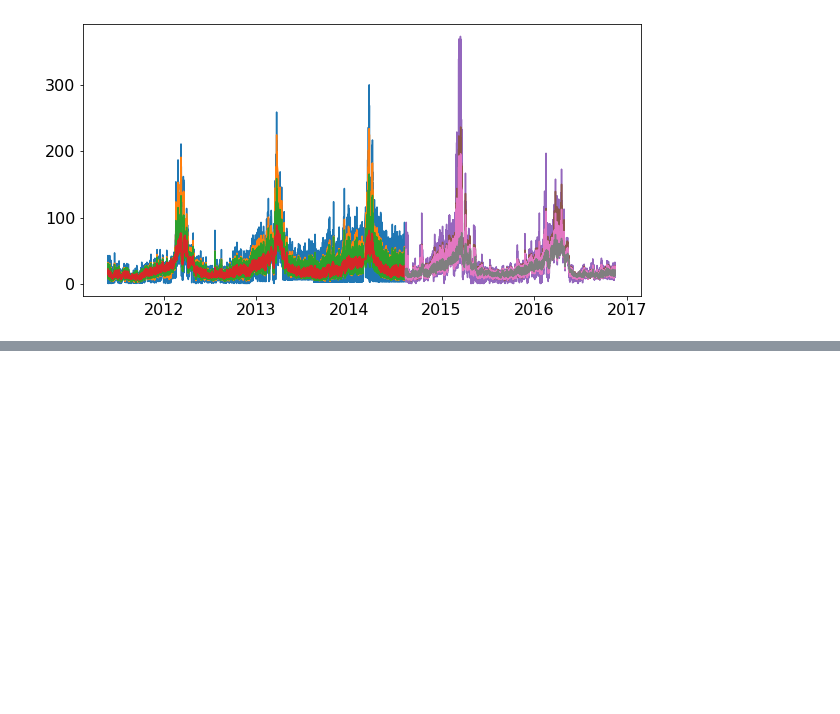
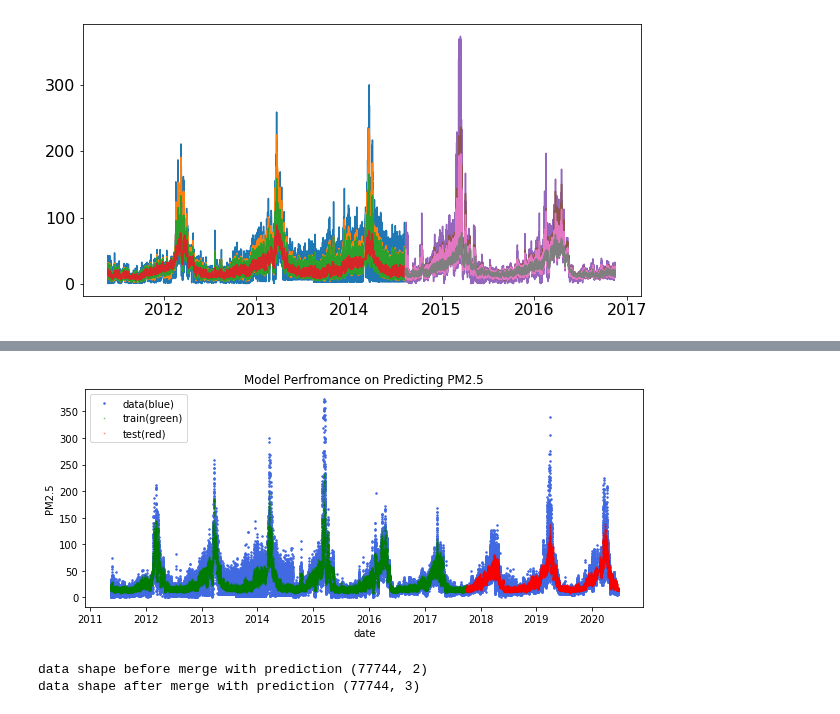
Before and after one commit to worasom/aqi_thailand2, a Jupyter notebook: notebooks/5.1-ML_model2.ipynb, the cells around one changed output, grey strips where cells are left out. Saved outputs shown, nothing was run; the diff lists cells and outputs as text; code cells hidden in the pictures; blank space fills up the shorter version.

```diff
--- a/notebooks/5.1-ML_model2.ipynb
+++ b/notebooks/5.1-ML_model2.ipynb
@@ -461,0 +372,8 @@ plt.plot(val_df.index, yval_iter_pred)
+# %%
+%%time
+
+fire_dict = {'w_speed': 7, 'shift': -5, 'roll': 44}
+x_cols_org = ['Temperature(C)', 'Humidity(%)', 'Wind Speed(kmph)', 'wind_CALM', 'wind_E', 'wind_N', 'wind_S', 'wind_W', 'is_rain', 'is_holiday', 'is_weekend', 'day_of_week', 'time_of_day', 'fire_0_100', 'fire_100_200', 'fire_200_400', 'fire_400_700', 'fire_700_1000']
+model = RandomForestRegressor(**{'n_estimators': 100, 'min_samples_split': 50, 'min_samples_leaf': 5, 'max_features': 'sqrt', 'max_depth': None, 'bootstrap': True})
+data, rf_model , poll_meta = train_city_s1(city='Chiang Mai', pollutant='PM2.5', build=False,
+                                          model=model, fire_dict=fire_dict, x_cols_org=x_cols_org)
@@ -461,0 +425,2 @@ plt.plot(val_df.index, yval_iter_pred)
+# %%
+data, model, fire_cols = load_model1(city='Chiang Mai', pollutant='PM2.5', split_list=[0.7,0.3])
@@ -461,0 +436,4 @@ plt.plot(val_df.index, yval_iter_pred)
+# %%
+plot_model_perf(dataset=data, model=rf_model, split_list=[0.7, 0.3], xlim=[], to_save=False)
+# %% [output]
+[figure, added]
@@ -461,0 +451,10 @@ plt.plot(val_df.index, yval_iter_pred)
+# %%
+# add lag_columns
+ln_data_df = data.data[[data.monitor]]
+ln_data_df = add_lags(ln_data_df, data.monitor, num_lags=[1])
+print('data shape before merge with prediction', ln_data_df.shape)
+ln_data_df = pd.concat([ln_data_df, pred_df ], axis=1).dropna()
+print('data shape after merge with prediction', ln_data_df.shape)
+# %% [output]
+data shape before merge with prediction (77744, 2)
+data shape after merge with prediction (77744, 3)
```
Also changed, not shown: parts of 33 cells of this notebook, 14 other files.
